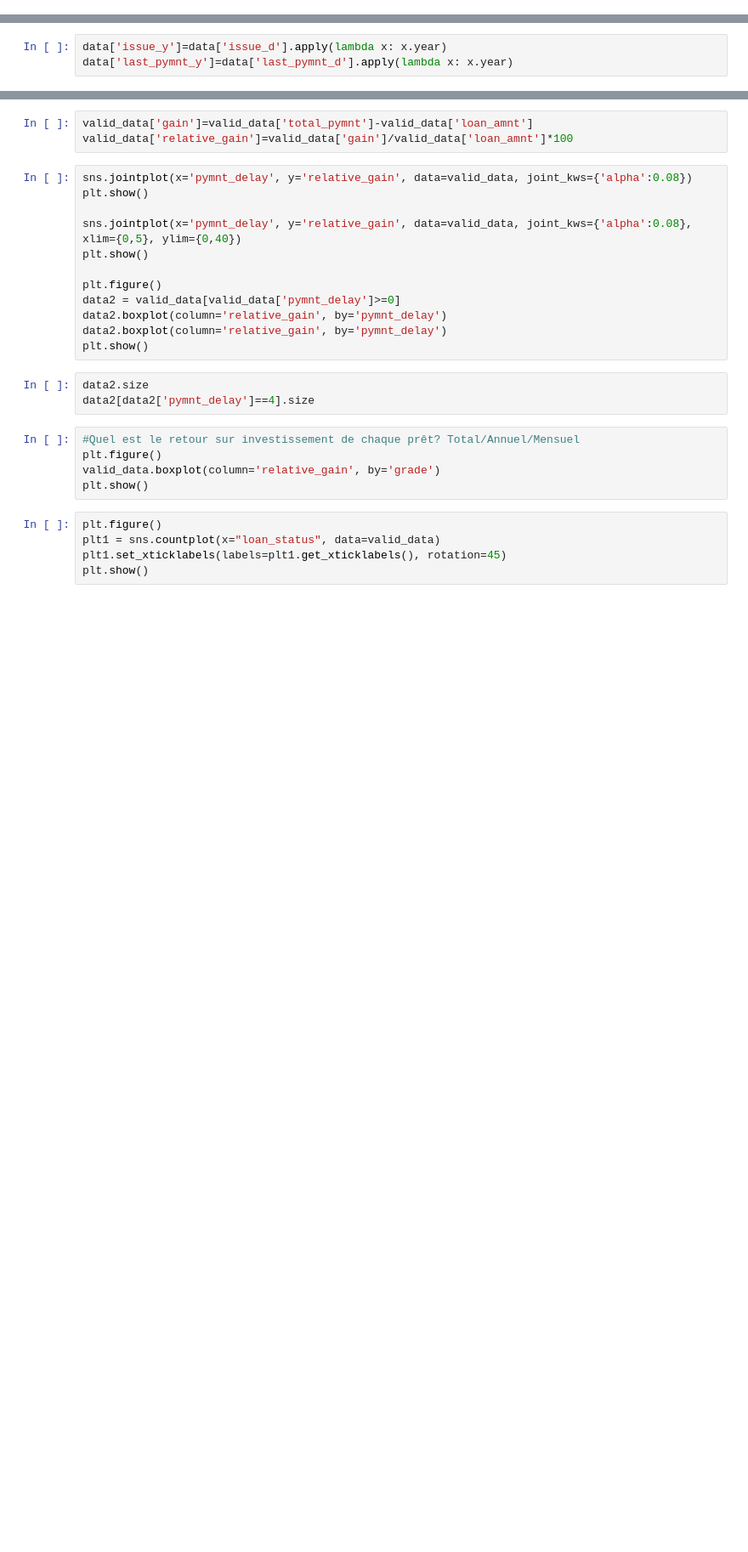
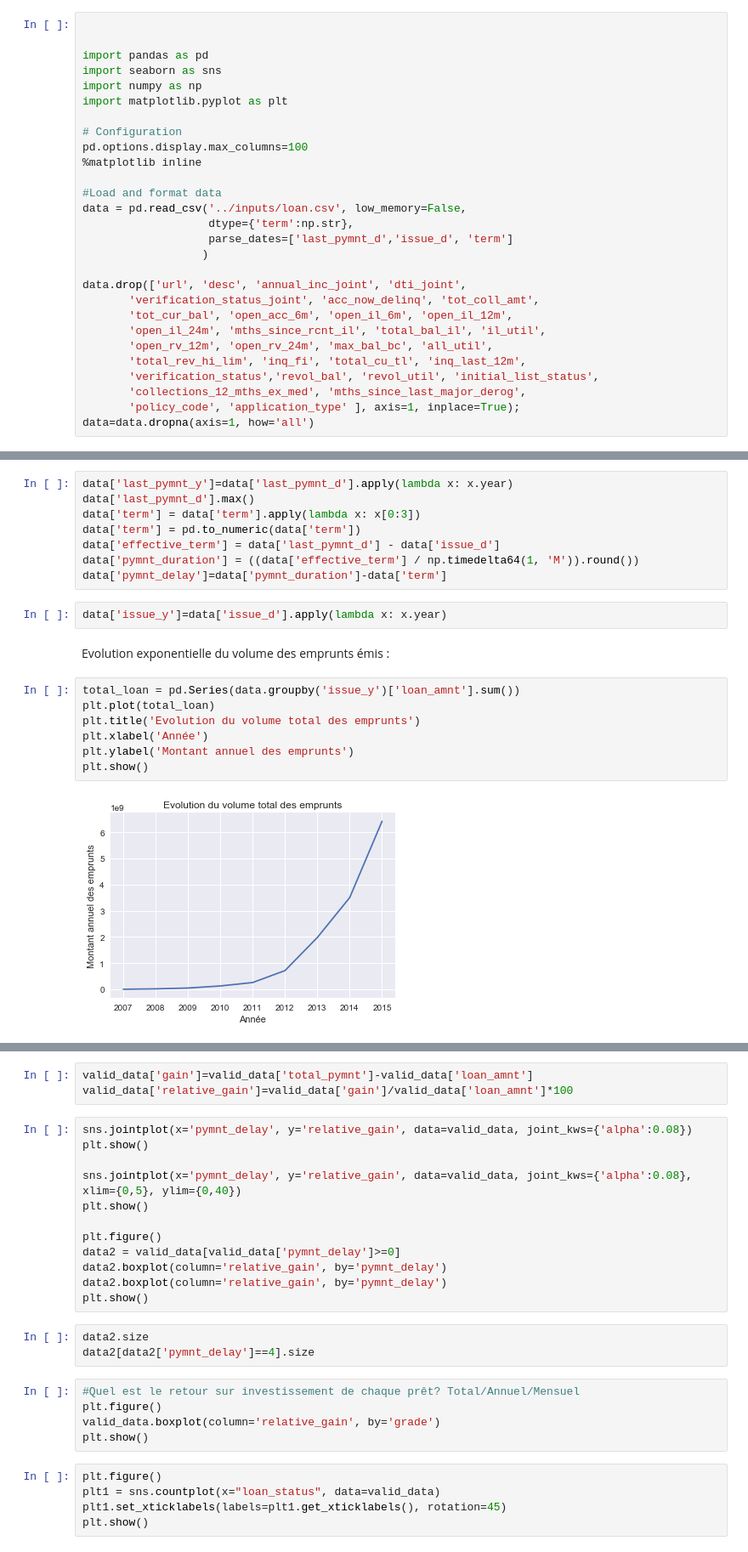
Before and after one commit to Elsalune/Lending_Demo, a Jupyter notebook: EDA/LendingClub.ipynb, the cells around one changed output, grey strips where cells are left out. Shown at 85% size. Drawn from its saved outputs; the diff is of its cells as text; blank space fills up the shorter version.

```diff
--- a/EDA/LendingClub.ipynb
+++ b/EDA/LendingClub.ipynb
@@ -14,0 +44,28 @@ data = pd.read_csv('../inputs/loan.csv', low_memory=False,
+# %%
+
+
+import pandas as pd
+import seaborn as sns
+import numpy as np
+import matplotlib.pyplot as plt
+
+# Configuration
+pd.options.display.max_columns=100
+%matplotlib inline
+
+#Load and format data
+data = pd.read_csv('../inputs/loan.csv', low_memory=False,
+                   dtype={'term':np.str},
+                   parse_dates=['last_pymnt_d','issue_d', 'term']
+                  )
+
+data.drop(['url', 'desc', 'annual_inc_joint', 'dti_joint',
+       'verification_status_joint', 'acc_now_delinq', 'tot_coll_amt',
+       'tot_cur_bal', 'open_acc_6m', 'open_il_6m', 'open_il_12m',
+       'open_il_24m', 'mths_since_rcnt_il', 'total_bal_il', 'il_util',
+       'open_rv_12m', 'open_rv_24m', 'max_bal_bc', 'all_util',
+       'total_rev_hi_lim', 'inq_fi', 'total_cu_tl', 'inq_last_12m',
+       'verification_status','revol_bal', 'revol_util', 'initial_list_status',
+       'collections_12_mths_ex_med', 'mths_since_last_major_derog',
+       'policy_code', 'application_type' ], axis=1, inplace=True);
+data=data.dropna(axis=1, how='all')
@@ -15,3 +88,21 @@ data = pd.read_csv('../inputs/loan.csv', low_memory=False,
+# %%
+data['last_pymnt_y']=data['last_pymnt_d'].apply(lambda x: x.year)
+data['last_pymnt_d'].max()
+data['term'] = data['term'].apply(lambda x: x[0:3])
+data['term'] = pd.to_numeric(data['term'])
+data['effective_term'] = data['last_pymnt_d'] - data['issue_d']
+data['pymnt_duration'] = ((data['effective_term'] / np.timedelta64(1, 'M')).round())
+data['pymnt_delay']=data['pymnt_duration']-data['term']
 # %%
 data['issue_y']=data['issue_d'].apply(lambda x: x.year)
-data['last_pymnt_y']=data['last_pymnt_d'].apply(lambda x: x.year)
+# %% [markdown]
+Evolution exponentielle du volume des emprunts émis :
+# %%
+total_loan = pd.Series(data.groupby('issue_y')['loan_amnt'].sum())
+plt.plot(total_loan)
+plt.title('Evolution du volume total des emprunts')
+plt.xlabel('Année')
+plt.ylabel('Montant annuel des emprunts')
+plt.show()
+# %% [output]
+[figure, added]
```
Also changed, not shown: parts of 34 cells of this notebook.
